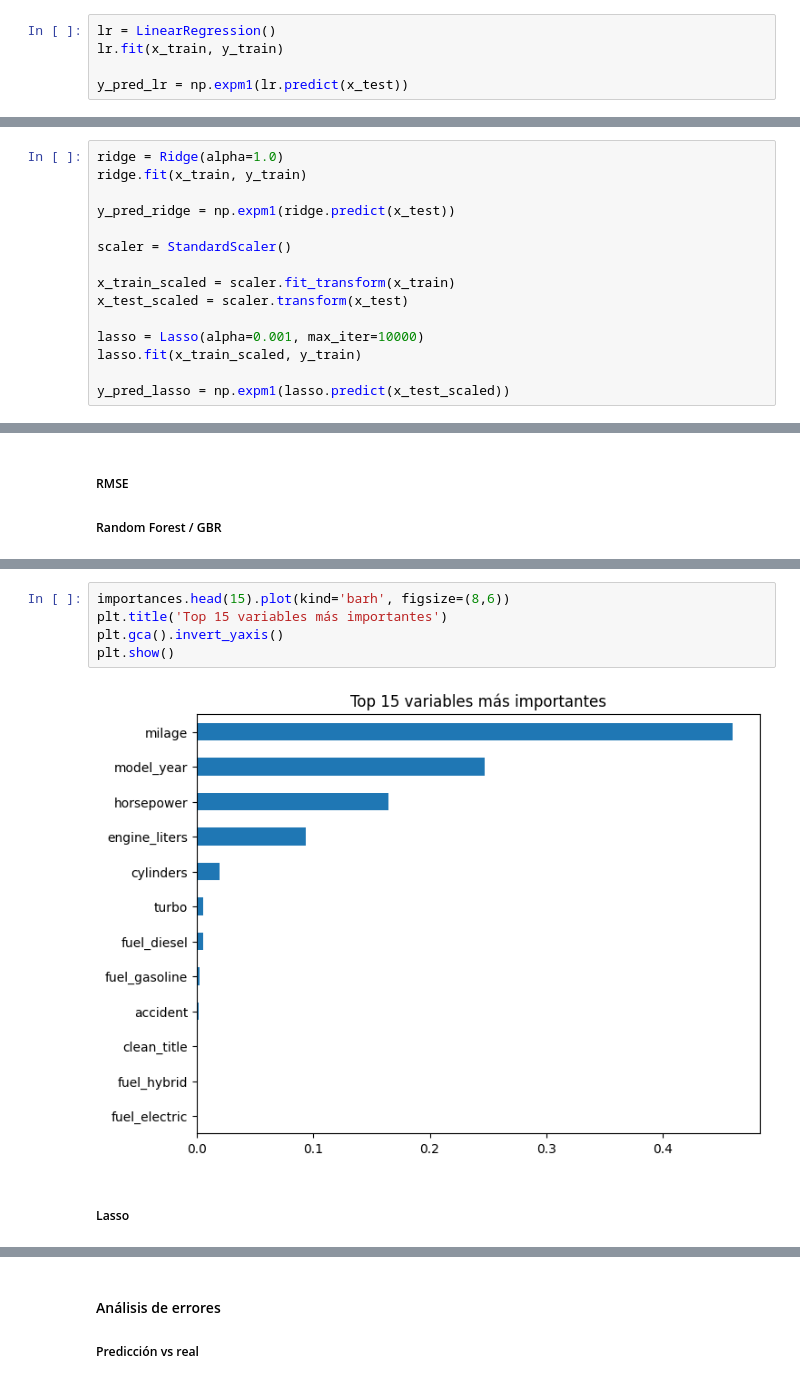
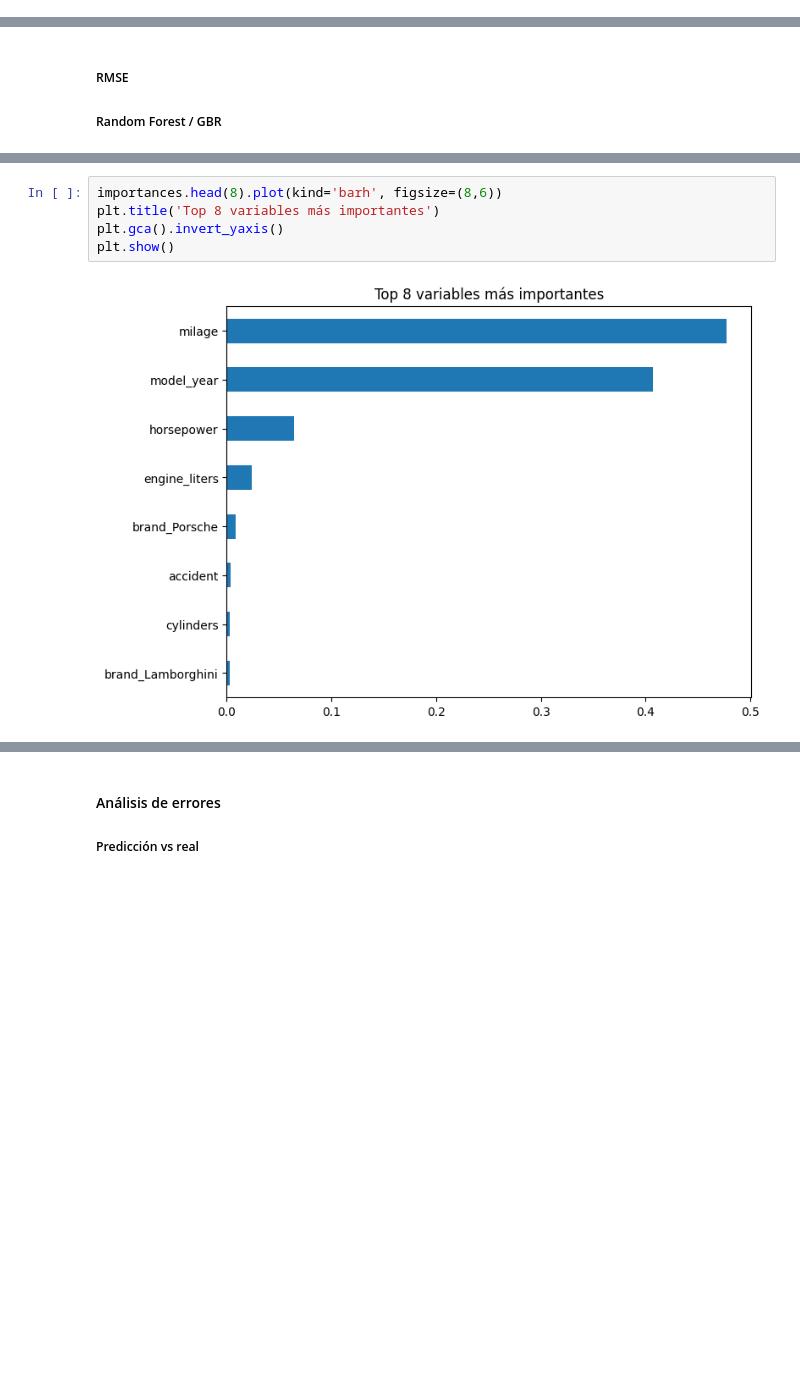
Before and after one commit to Bootcamp-Data-Analyst/P7-regression-grupo4, a Jupyter notebook: notebook/modelos_ML.ipynb, the cells around one changed output, grey strips where cells are left out. Cells and saved outputs as stored; diff of their text form; blank space fills up the shorter version.

```diff
--- a/notebook/modelos_ML.ipynb
+++ b/notebook/modelos_ML.ipynb
@@ -70,5 +68,0 @@ def evaluate_model(y_true, y_pred):
-# %%
-lr = LinearRegression()
-lr.fit(x_train, y_train)
-
-y_pred_lr = np.expm1(lr.predict(x_test))
@@ -77,18 +69,3 @@ y_pred_lr = np.expm1(lr.predict(x_test))
-# %%
-ridge = Ridge(alpha=1.0)
-ridge.fit(x_train, y_train)
-
-y_pred_ridge = np.expm1(ridge.predict(x_test))
-
-scaler = StandardScaler()
-
-x_train_scaled = scaler.fit_transform(x_train)
-x_test_scaled = scaler.transform(x_test)
-
-lasso = Lasso(alpha=0.001, max_iter=10000)
-lasso.fit(x_train_scaled, y_train)
-
-y_pred_lasso = np.expm1(lasso.predict(x_test_scaled))
 # %% [markdown]
 #### Random Forest Regressor
 # %%
@@ -160,10 +165,8 @@ fuel_electric    0.000000
 dtype: float64
 # %%
-importances.head(15).plot(kind='barh', figsize=(8,6))
-plt.title('Top 15 variables más importantes')
+importances.head(8).plot(kind='barh', figsize=(8,6))
+plt.title('Top 8 variables más importantes')
 plt.gca().invert_yaxis()
 plt.show()
 # %% [output]
-[figure, old version]
+[figure, new version]
-# %% [markdown]
-##### Lasso
```
Also changed, not shown: parts of 20 cells of this notebook, 12 other files.
